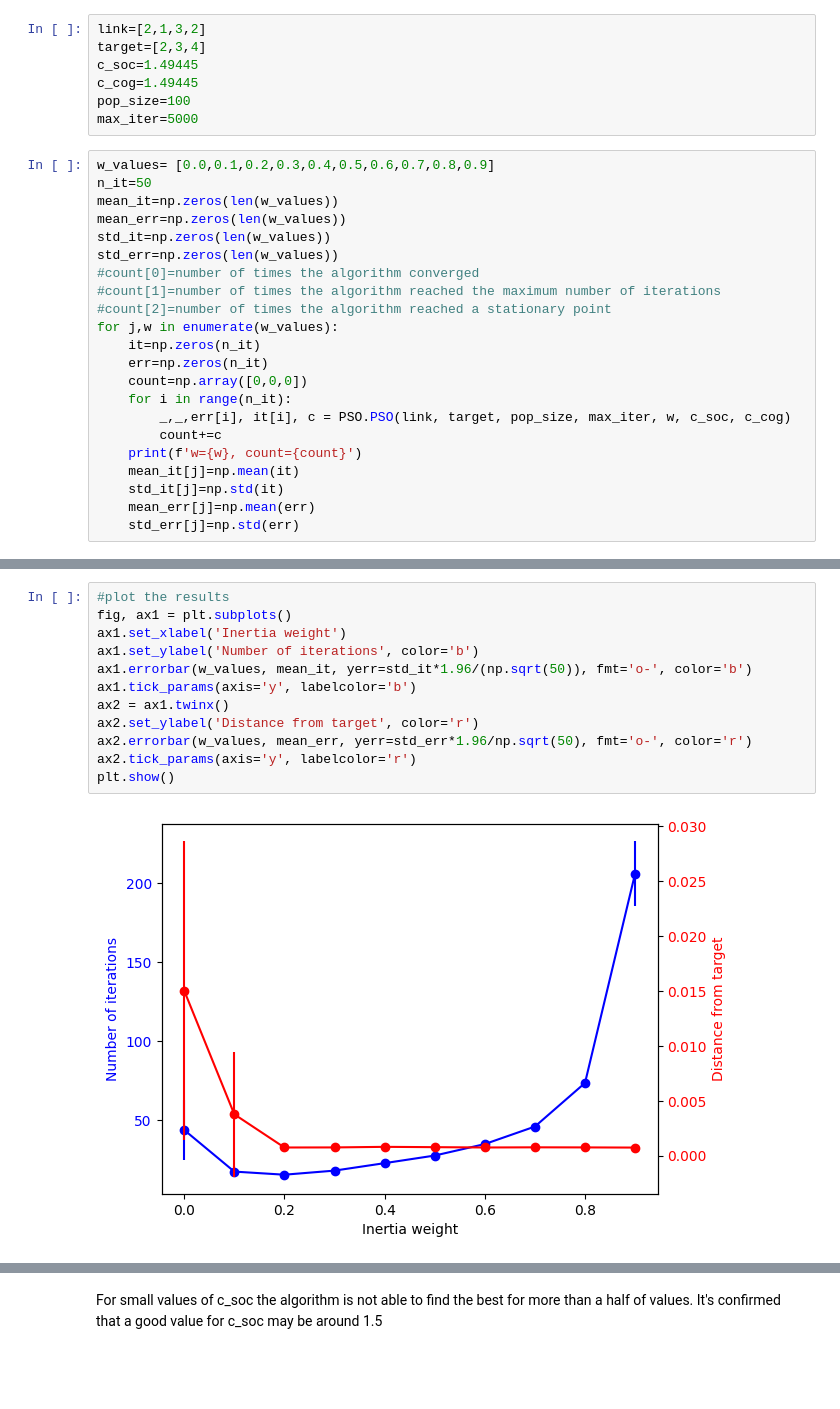
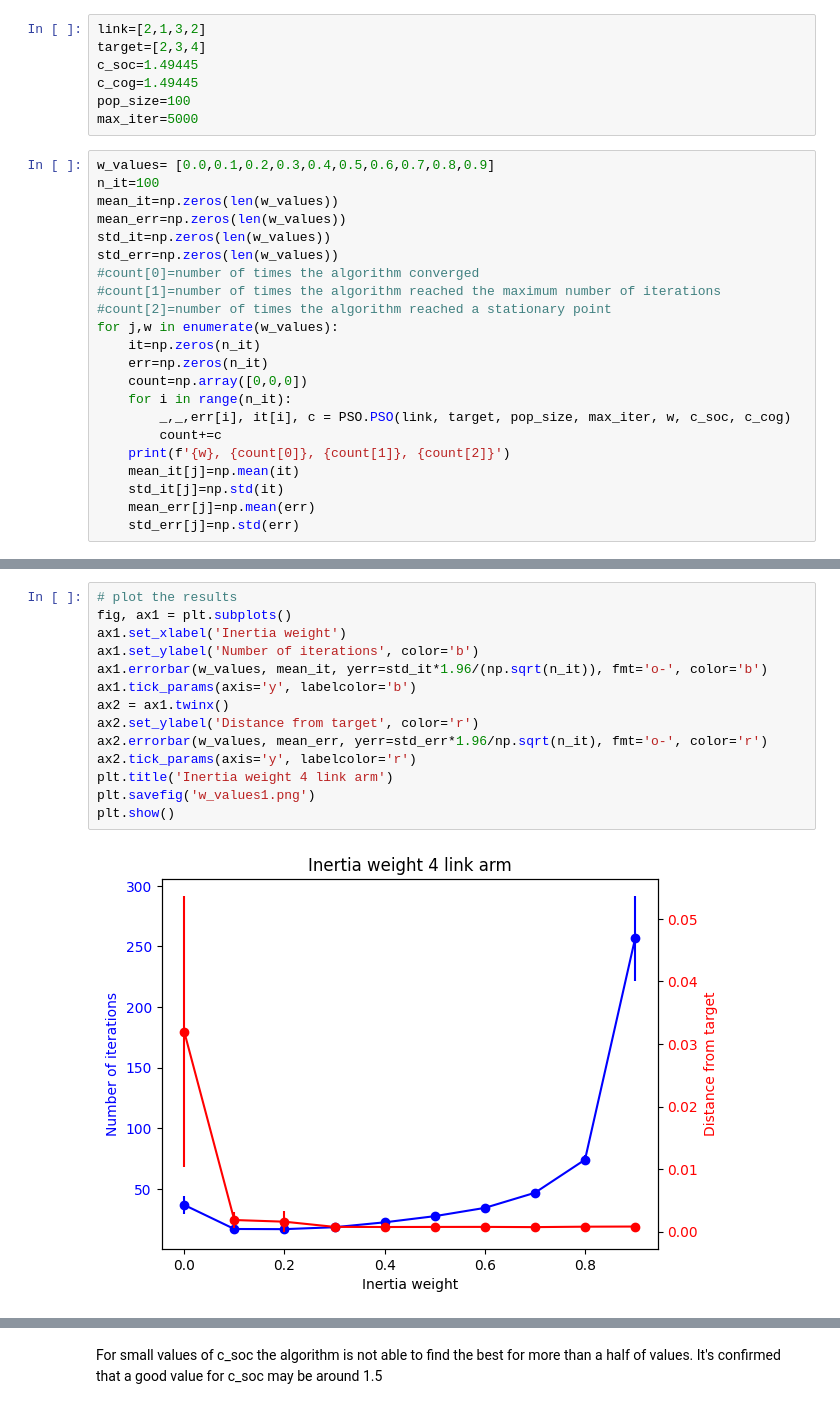
Before and after one commit to 3sara/Optimization_exam, a Jupyter notebook: plots.ipynb, the cells around one changed output, grey strips where cells are left out. Cells and saved outputs as stored; diff of their text form; blank space fills up the shorter version.

Commit message:
hiperparam plots

```diff
--- a/plots.ipynb
+++ b/plots.ipynb
@@ -144,7 +144,7 @@ pop_size=100
 max_iter=5000
 # %%
 w_values= [0.0,0.1,0.2,0.3,0.4,0.5,0.6,0.7,0.8,0.9]
-n_it=50
+n_it=100
 mean_it=np.zeros(len(w_values))
 mean_err=np.zeros(len(w_values))
 std_it=np.zeros(len(w_values))
@@ -159,7 +159,7 @@ for j,w in enumerate(w_values):
     for i in range(n_it):
         _,_,err[i], it[i], c = PSO.PSO(link, target, pop_size, max_iter, w, c_soc, c_cog)
         count+=c
-    print(f'w={w}, count={count}')
+    print(f'{w}, {count[0]}, {count[1]}, {count[2]}')
     mean_it[j]=np.mean(it)
     std_it[j]=np.std(it)
     mean_err[j]=np.mean(err)
@@ -178,15 +178,17 @@ w=0.9, count=[50  0  0]
 # %%
-#plot the results
+# plot the results
 fig, ax1 = plt.subplots()
 ax1.set_xlabel('Inertia weight')
 ax1.set_ylabel('Number of iterations', color='b')
-ax1.errorbar(w_values, mean_it, yerr=std_it*1.96/(np.sqrt(50)), fmt='o-', color='b')
+ax1.errorbar(w_values, mean_it, yerr=std_it*1.96/(np.sqrt(n_it)), fmt='o-', color='b')
 ax1.tick_params(axis='y', labelcolor='b')
 ax2 = ax1.twinx()
 ax2.set_ylabel('Distance from target', color='r')
-ax2.errorbar(w_values, mean_err, yerr=std_err*1.96/np.sqrt(50), fmt='o-', color='r')
+ax2.errorbar(w_values, mean_err, yerr=std_err*1.96/np.sqrt(n_it), fmt='o-', color='r')
 ax2.tick_params(axis='y', labelcolor='r')
+plt.title('Inertia weight 4 link arm')
+plt.savefig('w_values1.png')
 plt.show()
 # %% [output]
-[figure, old version]
+[figure, new version]
 # %%
```
Also changed, not shown: parts of 16 cells of this notebook, 7 other files.
